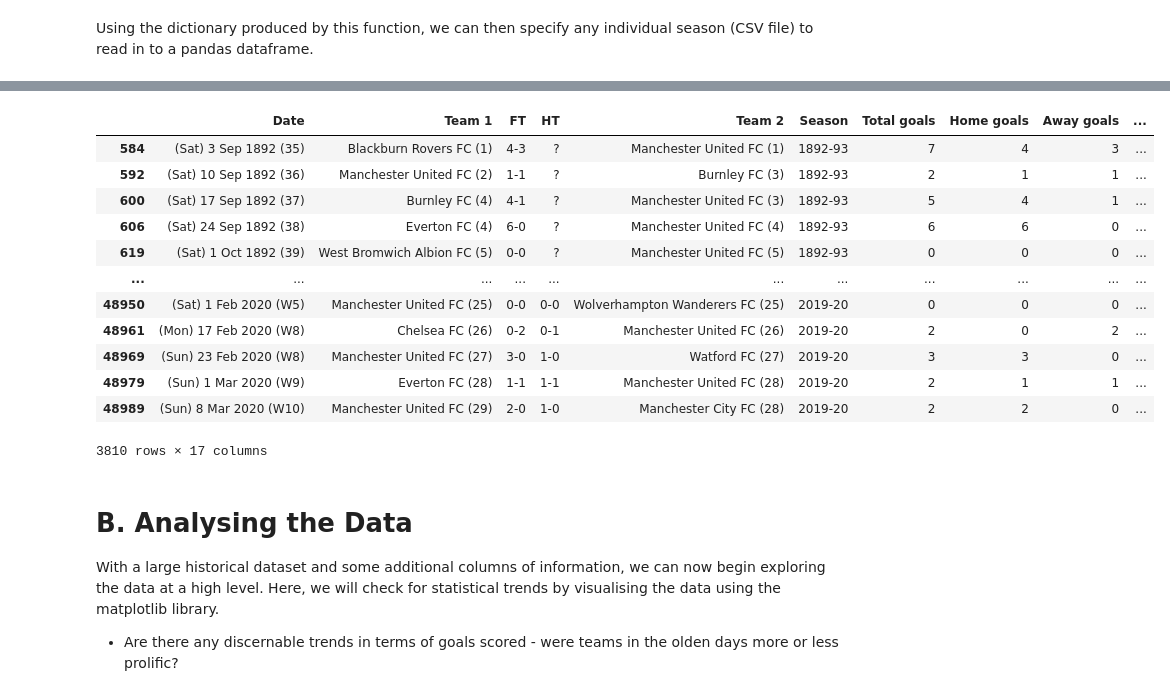
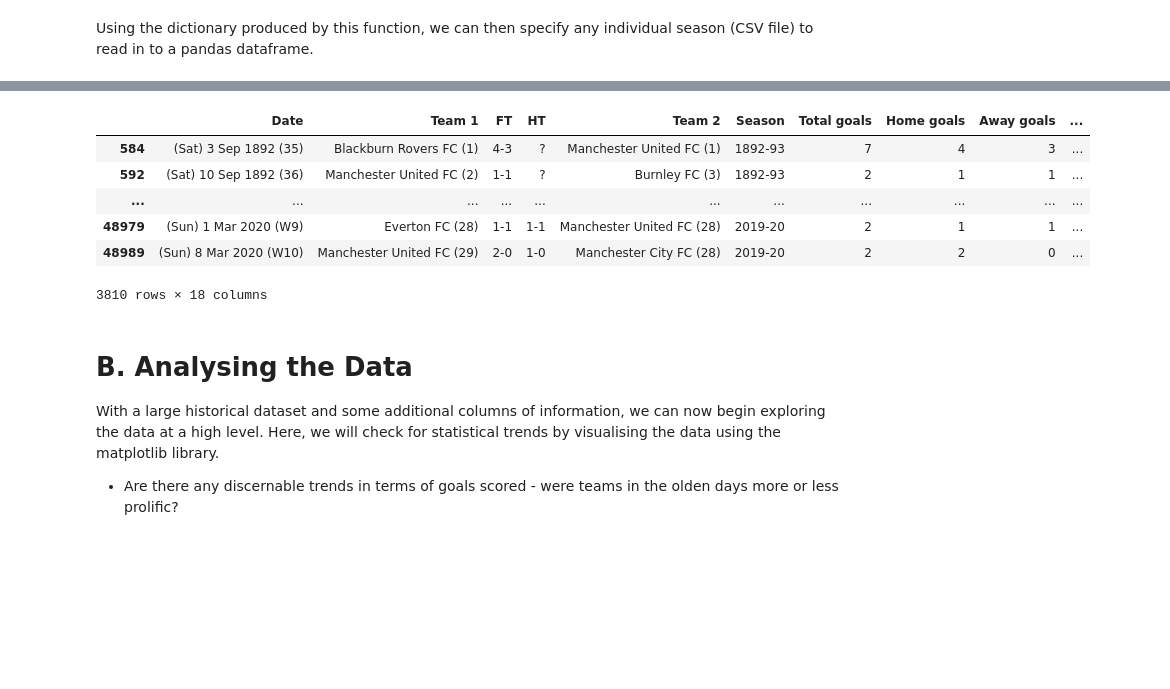
Before and after one commit to bw20/Data_insights, a Jupyter notebook: Football_analysis.ipynb, the cells around one changed output, grey strips where cells are left out. Drawn from its saved outputs; the diff is of its cells as text; code cells hidden in the pictures; blank space fills up the shorter version.

```diff
--- a/Football_analysis.ipynb
+++ b/Football_analysis.ipynb
@@ -87,9 +89,14 @@ def create_df(season):
     df = pd.read_csv(all_seasons['df_eng_' + season])
     return df
 
+#for the sake of readability, this function will display a certain amount of rows in the df
+def display_n(df,n):
+    with pd.option_context('display.max_rows',n*2):
+        display(df)
+
 #For example, here's a snapshot of the 2014-15 Premier League season:
 EPL_14_15 = create_df('2014-15')
-EPL_14_15.head(3)
+display_n(EPL_14_15, 2)
 # %% [output]
 |  | Round | Date | Team 1 | FT | HT | Team 2 |
 | 0 | ? | (Sat) 16 Aug 2014 (W33) | Arsenal FC (1) | 2-1 | 1-1 | Crystal Palace FC (1) |
@@ -240,30 +244,28 @@ find_matchups(merged_df, 'Manchester United', 'Liverpool')
 # %%
 def team_stats(dataframe, team):
+    #Create a df with the team's fixtures
     df = find_team_games(dataframe, team)
+    #Add team-specific stats as columns to the df
     df['Team goals'] = np.where(df['Team 1'].str.contains(team, re.compile('(\d)|(\d\d)')) == True, df['Home goals'], df['Away goals'])
     HT_score_list = df['HT'].map(lambda HT: re.findall(r'\d+', HT))
     df['Team goals (1st half)'] = np.where(df['Team 1'].str.contains(team, re.compile('(\d)|(\d\d)')) == True, HT_score_list.map(lambda goals: int(goals[0]) if goals != [] else np.NaN), HT_score_list.map(lambda goals: int(goals[1]) if goals != [] else np.NaN))
     df['Team goals (2nd half)'] = df['Team goals'] - df['Team goals (1st half)']
     df['Goals against'] = df['Total goals'] - df['Team goals']
     df['Goals against (1st half)'] = df['First half goals'] - df['Team goals (1st half)']
     df['Goals against (2nd half)'] = df['Second half goals'] - df['Team goals (2nd half)']
+    df['Result'] = np.select([df['Team goals'] > df['Goals against'], df['Team goals'] < df['Goals against']],['Win', 'Loss'], default = 'Draw')
     return df
 
-team_stats(merged_df, 'Manchester United')
+manchester_united = team_stats(merged_df, 'Manchester United')
+display_n(manchester_united, 2)
 # %% [output]
 |  | Date | Team 1 | FT | HT | Team 2 | Season | Total goals | Home goals | Away goals | ... |
 | 584 | (Sat) 3 Sep 1892 (35) | Blackburn Rovers FC (1) | 4-3 | ? | Manchester United FC (1) | 1892-93 | 7 | 4 | 3 | ... |
 | 592 | (Sat) 10 Sep 1892 (36) | Manchester United FC (2) | 1-1 | ? | Burnley FC (3) | 1892-93 | 2 | 1 | 1 | ... |
-| 600 | (Sat) 17 Sep 1892 (37) | Burnley FC (4) | 4-1 | ? | Manchester United FC (3) | 1892-93 | 5 | 4 | 1 | ... |
-| 606 | (Sat) 24 Sep 1892 (38) | Everton FC (4) | 6-0 | ? | Manchester United FC (4) | 1892-93 | 6 | 6 | 0 | ... |
-| 619 | (Sat) 1 Oct 1892 (39) | West Bromwich Albion FC (5) | 0-0 | ? | Manchester United FC (5) | 1892-93 | 0 | 0 | 0 | ... |
 | ... | ... | ... | ... | ... | ... | ... | ... | ... | ... | ... |
-| 48950 | (Sat) 1 Feb 2020 (W5) | Manchester United FC (25) | 0-0 | 0-0 | Wolverhampton Wanderers FC (25) | 2019-20 | 0 | 0 | 0 | ... |
-| 48961 | (Mon) 17 Feb 2020 (W8) | Chelsea FC (26) | 0-2 | 0-1 | Manchester United FC (26) | 2019-20 | 2 | 0 | 2 | ... |
-| 48969 | (Sun) 23 Feb 2020 (W8) | Manchester United FC (27) | 3-0 | 1-0 | Watford FC (27) | 2019-20 | 3 | 3 | 0 | ... |
 | 48979 | (Sun) 1 Mar 2020 (W9) | Everton FC (28) | 1-1 | 1-1 | Manchester United FC (28) | 2019-20 | 2 | 1 | 1 | ... |
 | 48989 | (Sun) 8 Mar 2020 (W10) | Manchester United FC (29) | 2-0 | 1-0 | Manchester City FC (28) | 2019-20 | 2 | 2 | 0 | ... |
-3810 rows × 17 columns
+3810 rows × 18 columns
 # %% [markdown]
 # B. Analysing the Data
 
```
Also changed, not shown: parts of 20 cells of this notebook.
